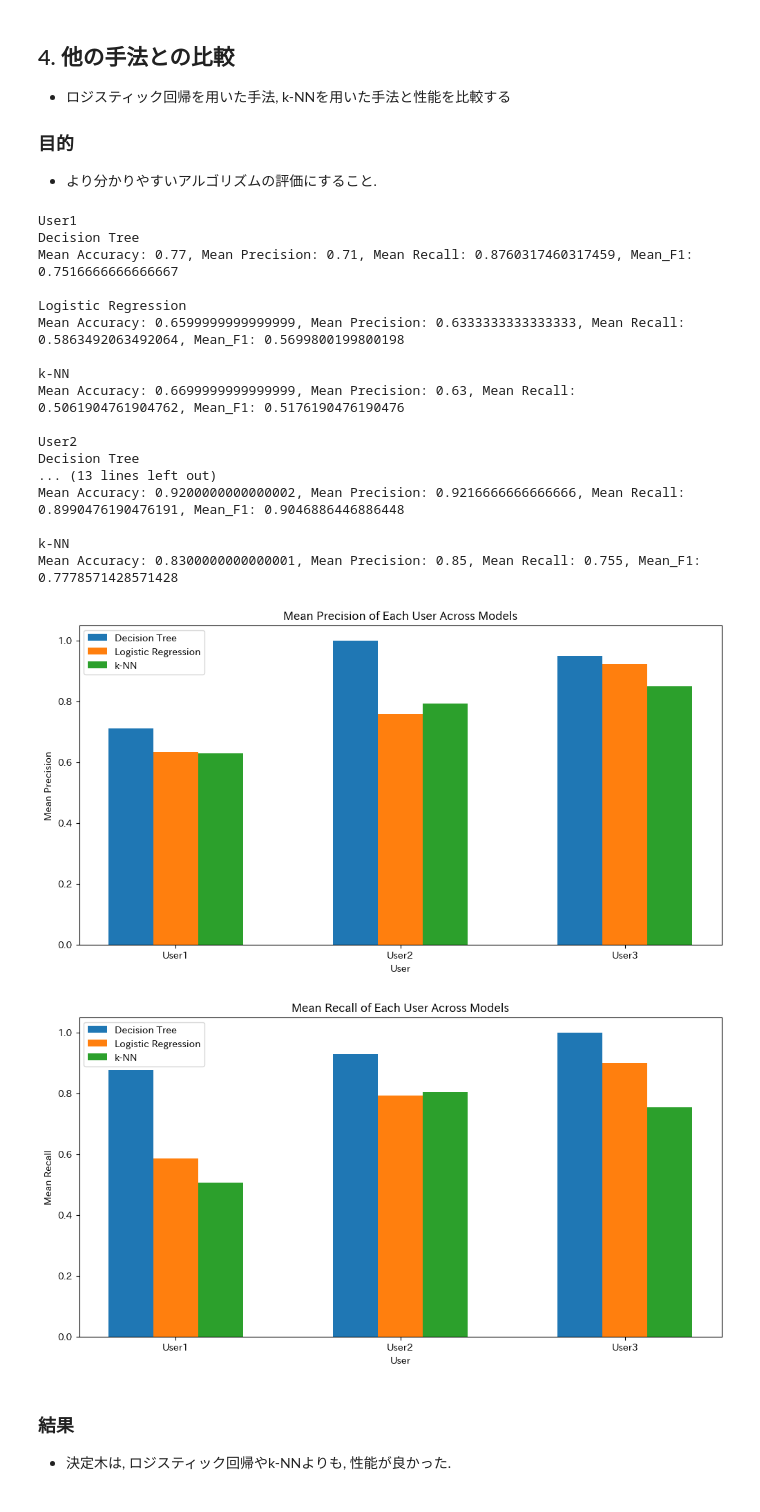
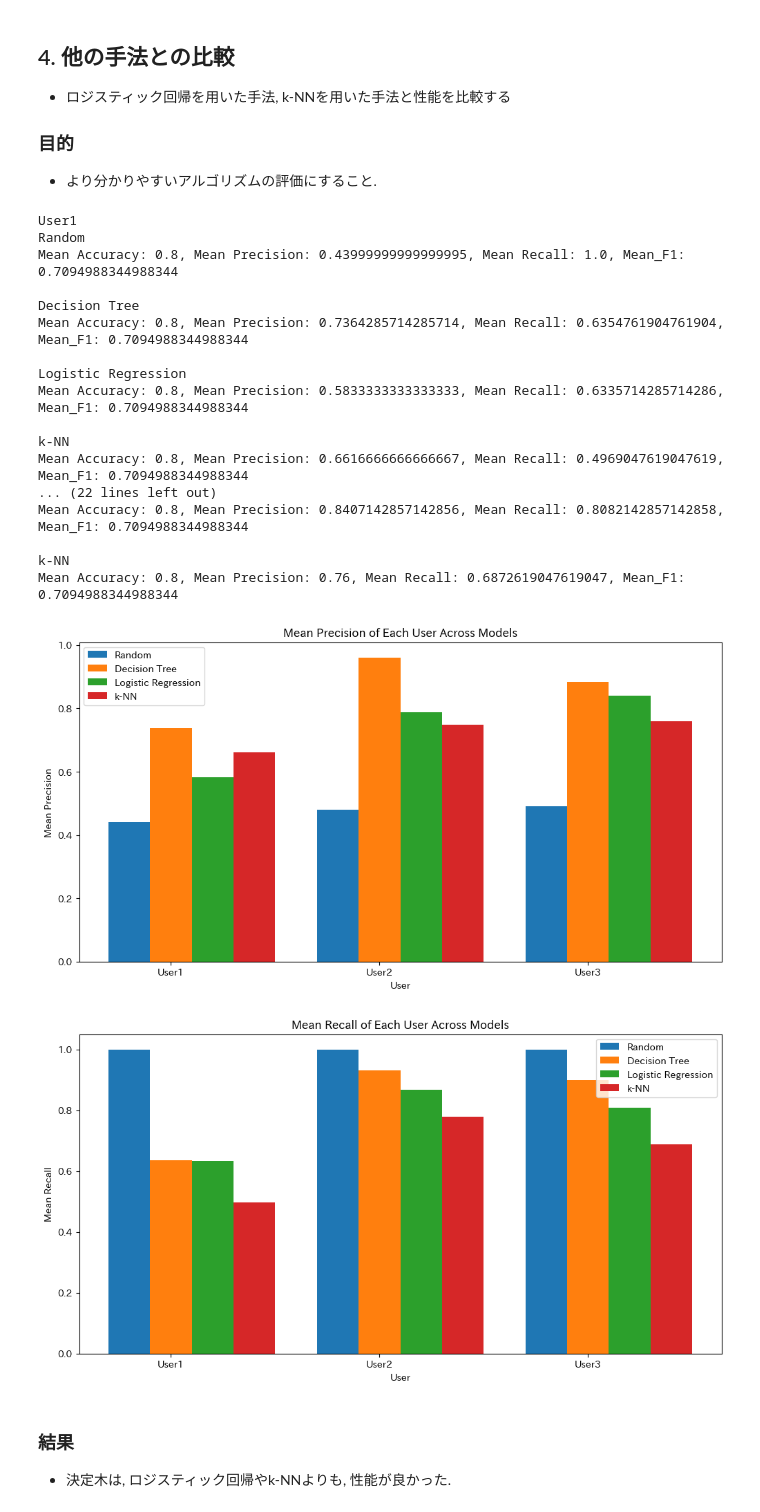
Before and after one commit to Ryosuke1025/RecommenderAlgorithm, a Jupyter notebook: recommender.ipynb, the cells around one changed output. Cells and saved outputs as stored; diff of their text form; code cells hidden in the pictures.

```diff
--- a/recommender.ipynb
+++ b/recommender.ipynb
@@ -32,27 +32,27 @@ user3_ratings_np = np.array(user3_ratings)
 user_names = ['User1', 'User2', 'User3']
 
 # 各モデルの名前
-model_names = ["Decision Tree", "Logistic Regression", "k-NN"]
+model_names = ["Random", "Decision Tree", "Logistic Regression", "k-NN"]
 
 #結果を格納する辞書
 results = {
     "User1": {
-        "Random": {"Precision": []},
-        "Decision Tree": {"Accuracy": [], "Precision": [], "Recall": [], "F1": []},
-        "Logistic Regression": {"Accuracy": [], "Precision": [], "Recall": [], "F1": []},
-        "k-NN": {"Accuracy": [], "Precision": [], "Recall": [], "F1": []}
+        "Random": {"Precision": [], "Recall": [1]*10},
+        "Decision Tree": {"Precision": [], "Recall": []},
+        "Logistic Regression": {"Precision": [], "Recall": []},
+        "k-NN": {"Precision": [], "Recall": []}
     },
     "User2": {
-        "Random": {"Precision": []},
-        "Decision Tree": {"Accuracy": [], "Precision": [], "Recall": [], "F1": []},
-        "Logistic Regression": {"Accuracy": [], "Precision": [], "Recall": [], "F1": []},
-        "k-NN": {"Accuracy": [], "Precision": [], "Recall": [], "F1": []}
+        "Random": {"Precision": [], "Recall": [1]*10},
+        "Decision Tree": {"Precision": [], "Recall": []},
+        "Logistic Regression": {"Precision": [], "Recall": []},
+        "k-NN": {"Precision": [], "Recall": []}
     },
     "User3": {
-        "Random": {"Precision": []},
-        "Decision Tree": {"Accuracy": [], "Precision": [], "Recall": [], "F1": []},
-        "Logistic Regression": {"Accuracy": [], "Precision": [], "Recall": [], "F1": []},
-        "k-NN": {"Accuracy": [], "Precision": [], "Recall": [], "F1": []}
+        "Random": {"Precision": [], "Recall": [1]*10},
+        "Decision Tree": {"Precision": [], "Recall": []},
+        "Logistic Regression": {"Precision": [], "Recall": []},
+        "k-NN": {"Precision": [], "Recall": []}
     }
 }
 # %% [markdown]
@@ -544,10 +412,8 @@ crossValidationWithGridSearch(user3_ratings_np, "User3", features_np)
 for user_name in user_names:
     print(user_name)
     for model_name in model_names:
-        mean_accuracy = np.mean(results[user_name][model_name]["Accuracy"])
         mean_precision = np.mean(results[user_name][model_name]["Precision"])
         mean_recall = np.mean(results[user_name][model_name]["Recall"])
-        mean_f1 = np.mean(results[user_name][model_name]["F1"])
 
         print(f"{model_name}\nMean Accuracy: {mean_accuracy}, Mean Precision: {mean_precision}, Mean Recall: {mean_recall}, Mean_F1: {mean_f1}\n")
 
@@ -563,44 +429,44 @@ for i, model_name in enumerate(model_names):
     plt.bar(index + bar_width * i, user_precision, bar_width, label=model_name)
 
 plt.xlabel('User')
 plt.ylabel('Mean Precision')
 plt.title('Mean Precision of Each User Across Models')
 plt.xticks(index + bar_width, user_names)
 plt.legend()
 plt.show()
 
 # 各ユーザーの再現率をプロット
 plt.figure(figsize=(12, 6))
 for i, model_name in enumerate(model_names):
     user_recall = [np.mean(results[user][model_name]['Recall']) for user in user_names]
     plt.bar(index + bar_width * i, user_recall, bar_width, label=model_name)
 
 plt.xlabel('User')
 plt.ylabel('Mean Recall')
 plt.title('Mean Recall of Each User Across Models')
 plt.xticks(index + bar_width, user_names)
 plt.legend()
 plt.show()
 # %% [output]
 User1
+Random
+Mean Accuracy: 0.8, Mean Precision: 0.43999999999999995, Mean Recall: 1.0, Mean_F1: 0.7094988344988344
+
 Decision Tree
-Mean Accuracy: 0.77, Mean Precision: 0.71, Mean Recall: 0.8760317460317459, Mean_F1: 0.7516666666666667
+Mean Accuracy: 0.8, Mean Precision: 0.7364285714285714, Mean Recall: 0.6354761904761904, Mean_F1: 0.7094988344988344
 
 Logistic Regression
-Mean Accuracy: 0.6599999999999999, Mean Precision: 0.6333333333333333, Mean Recall: 0.5863492063492064, Mean_F1: 0.5699800199800198
+Mean Accuracy: 0.8, Mean Precision: 0.5833333333333333, Mean Recall: 0.6335714285714286, Mean_F1: 0.7094988344988344
 
 k-NN
-Mean Accuracy: 0.6699999999999999, Mean Precision: 0.63, Mean Recall: 0.5061904761904762, Mean_F1: 0.5176190476190476
-
-User2
-Decision Tree
-... (13 lines left out)
-Mean Accuracy: 0.9200000000000002, Mean Precision: 0.9216666666666666, Mean Recall: 0.8990476190476191, Mean_F1: 0.9046886446886448
+Mean Accuracy: 0.8, Mean Precision: 0.6616666666666667, Mean Recall: 0.4969047619047619, Mean_F1: 0.7094988344988344
+... (22 lines left out)
+Mean Accuracy: 0.8, Mean Precision: 0.8407142857142856, Mean Recall: 0.8082142857142858, Mean_F1: 0.7094988344988344
 
 k-NN
-Mean Accuracy: 0.8300000000000001, Mean Precision: 0.85, Mean Recall: 0.755, Mean_F1: 0.7778571428571428
+Mean Accuracy: 0.8, Mean Precision: 0.76, Mean Recall: 0.6872619047619047, Mean_F1: 0.7094988344988344
-[figure, old version]
+[figure, new version]
-[figure, old version]
+[figure, new version]
 # %% [markdown]
 ### 結果
 - 決定木は, ロジスティック回帰やk-NNよりも, 性能が良かった.
```
Also changed, not shown: parts of 13 cells of this notebook, 1 other file.
